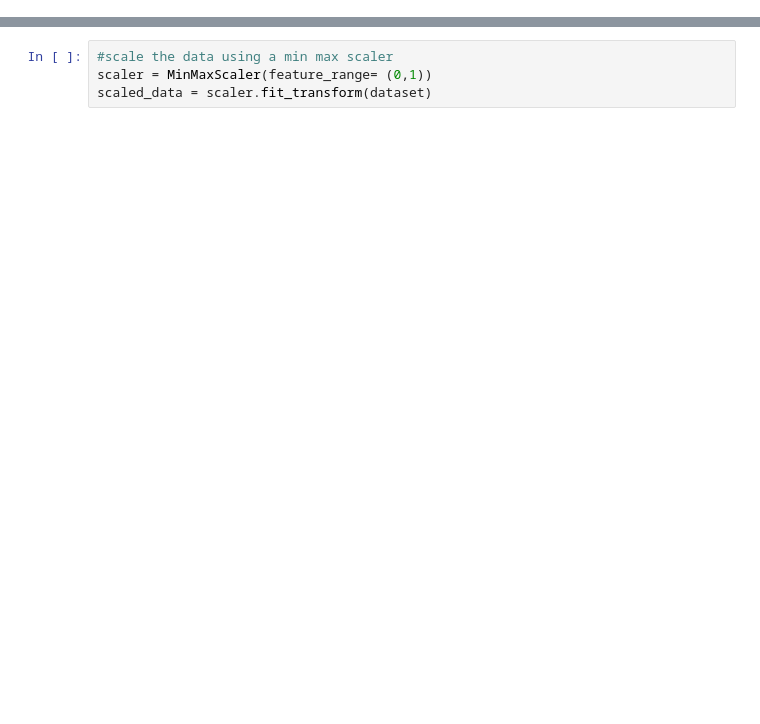
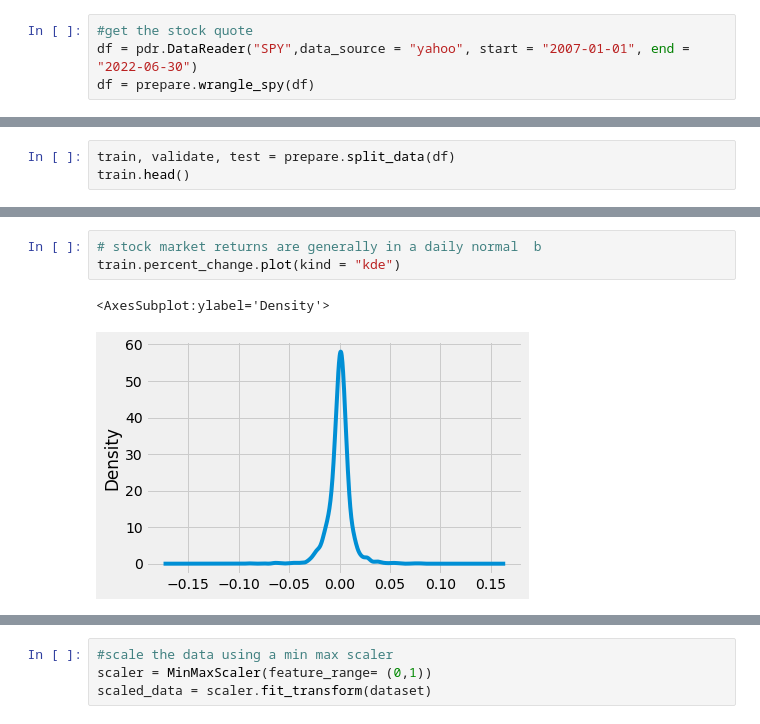
Before and after one commit to lincolnmuriithi11/Predicting_Equity_Prices, a Jupyter notebook: stock_predictor.ipynb, the cells around one changed output, grey strips where cells are left out. Drawn from its saved outputs; the diff is of its cells as text; blank space fills up the shorter version.

Commit message:
stock predictor project

```diff
--- a/stock_predictor.ipynb
+++ b/stock_predictor.ipynb
@@ -168,0 +44,4 @@ training_data_len
+# %%
+#get the stock quote
+df = pdr.DataReader("SPY",data_source = "yahoo", start = "2007-01-01", end = "2022-06-30")
+df = prepare.wrangle_spy(df)
@@ -168,0 +62,3 @@ training_data_len
+# %%
+train, validate, test = prepare.split_data(df)
+train.head()
@@ -168,0 +146,6 @@ training_data_len
+# %%
+# stock market returns are generally in a daily normal  b
+train.percent_change.plot(kind = "kde")
+# %% [output]
+<AxesSubplot:ylabel='Density'>
+[figure, added]
```
Also changed, not shown: parts of 76 cells of this notebook.
